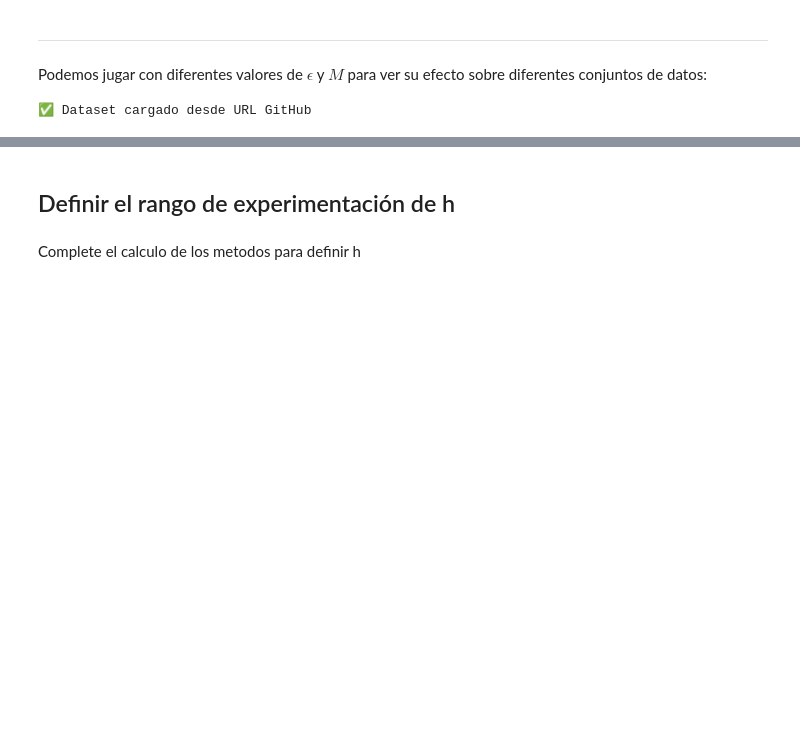
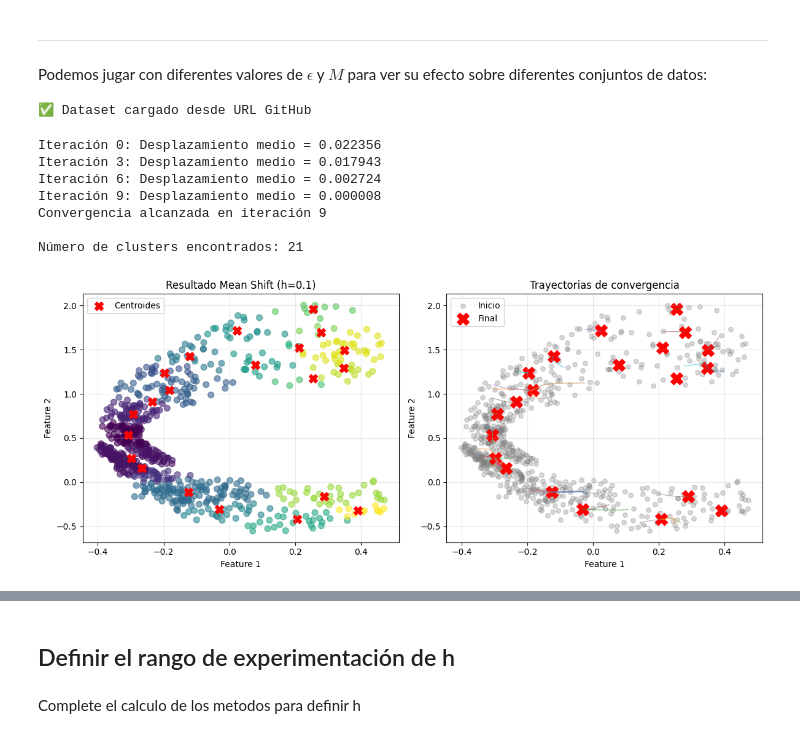
Before and after one commit to SandraNavarrete-docente/aprendizaje-automatico-252601, a Jupyter notebook: 04-MODELOS-NO-SUPERVISADOS/4_6_2_Métodos_de_clustering_basado_en_densidad.ipynb, the cells around one changed output, grey strips where cells are left out. Cells and saved outputs as stored; diff of their text form; code cells hidden in the pictures; blank space fills up the shorter version.

```diff
--- a/04-MODELOS-NO-SUPERVISADOS/4_6_2_Métodos_de_clustering_basado_en_densidad.ipynb
+++ b/04-MODELOS-NO-SUPERVISADOS/4_6_2_Métodos_de_clustering_basado_en_densidad.ipynb
@@ -66,7 +69,7 @@ El algoritmo MeanShift usa la función kernel para delimitar el vecindario y dev
 def kernel_gaussiano(mDistancia, i, h):
     dist = mDistancia[i, :]
     # Kernel gaussiano
-    weights = # p1. Complete el codigo
+    weights = np.exp(-(dist / h)**2)
     # Solo se aceptan los que estén en el vecindario (bandwidth efectivo)
     weights[weights <= (1.0 / np.e)] = 0
     return weights
@@ -77,8 +80,8 @@ def mean_shift_vector(X, weights, i):
     # Asegurar que weights tenga la forma correcta
     weights = weights.reshape(-1, 1)
     # Calcular centro de masa ponderado
-    numerador = # p2. Complete el codigo
-    denominador = # p3. Complete el codigo
+    numerador = np.sum(weights * X, axis=0)
+    denominador = np.sum(weights)
     if denominador > 0:
         centro_masa_ponderado = numerador / denominador
         shift = centro_masa_ponderado - X[i, :]
@@ -102,14 +105,14 @@ def agrupamiento_densidad_MeanShift(Dx, h, n_iteraciones=100, tolerancia=1e-5):
         mDistancia = matriz_distancias(actDx, distancia_euclidiana)
         for i in range(n_muestras):
             # Calcular pesos usando kernel gaussiano
-            weights = # p4. Complete el codigo
+            weights =kernel_gaussiano(mDistancia, i, h)
             # Calcular nuevo centro de masa
-            nuevo_punto, shift = # p5. Complete el codigo
+            nuevo_punto, shift =mean_shift_vector(actDx, weights, i)
             actDx[i, :] = nuevo_punto
         # Guardar trayectoria (opcional)
         trayectorias[iteracion, :, :] = actDx
         # Verificar convergencia
-        desplazamiento_total = # p6. Complete el codigo
+        desplazamiento_total = np.mean(np.sqrt(np.sum((actDx - actDx_anterior)**2, axis=1)))
         if iteracion % 3 == 0:
             print(f"Iteración {iteracion}: Desplazamiento medio = {desplazamiento_total:.6f}")
 
@@ -119,7 +122,7 @@ def agrupamiento_densidad_MeanShift(Dx, h, n_iteraciones=100, tolerancia=1e-5):
             break
 
     centros = np.unique(np.round(actDx ,3), axis=0)
-    asignacion = # p7. Complete el codigo
+    asignacion = np.argmin(euclidean_distances(actDx, centros), axis=1)
     return np.array(centros), asignacion, trayectorias[:iteracion+1, :, :]
 # %% [markdown]
 Esta función permite vizuaizar la asignacion de los puntos a los clusters y la trayectoria de algunos puntos desde su posicion inicial al centro del cluster
@@ -181,7 +198,16 @@ Dy = D[:,3]
 ✅ Dataset cargado desde URL GitHub
 # %%
  # Aplicar Mean Shift
-h = 0.01
-centroides, etiquetas, trayectorias = # p8. Complete el codigo
+h = 0.1
+centroides, etiquetas, trayectorias = agrupamiento_densidad_MeanShift(Dx, h, n_iteraciones=50)
 print(f"\nNúmero de clusters encontrados: {len(centroides)}")
 visualizar_proceso_mean_shift(Dx, h, centroides, etiquetas, trayectorias)
+# %% [output]
+Iteración 0: Desplazamiento medio = 0.022356
+Iteración 3: Desplazamiento medio = 0.017943
+Iteración 6: Desplazamiento medio = 0.002724
+Iteración 9: Desplazamiento medio = 0.000008
+Convergencia alcanzada en iteración 9
+
+Número de clusters encontrados: 21
+[figure, added]
```
Also changed, not shown: parts of 16 cells of this notebook.
